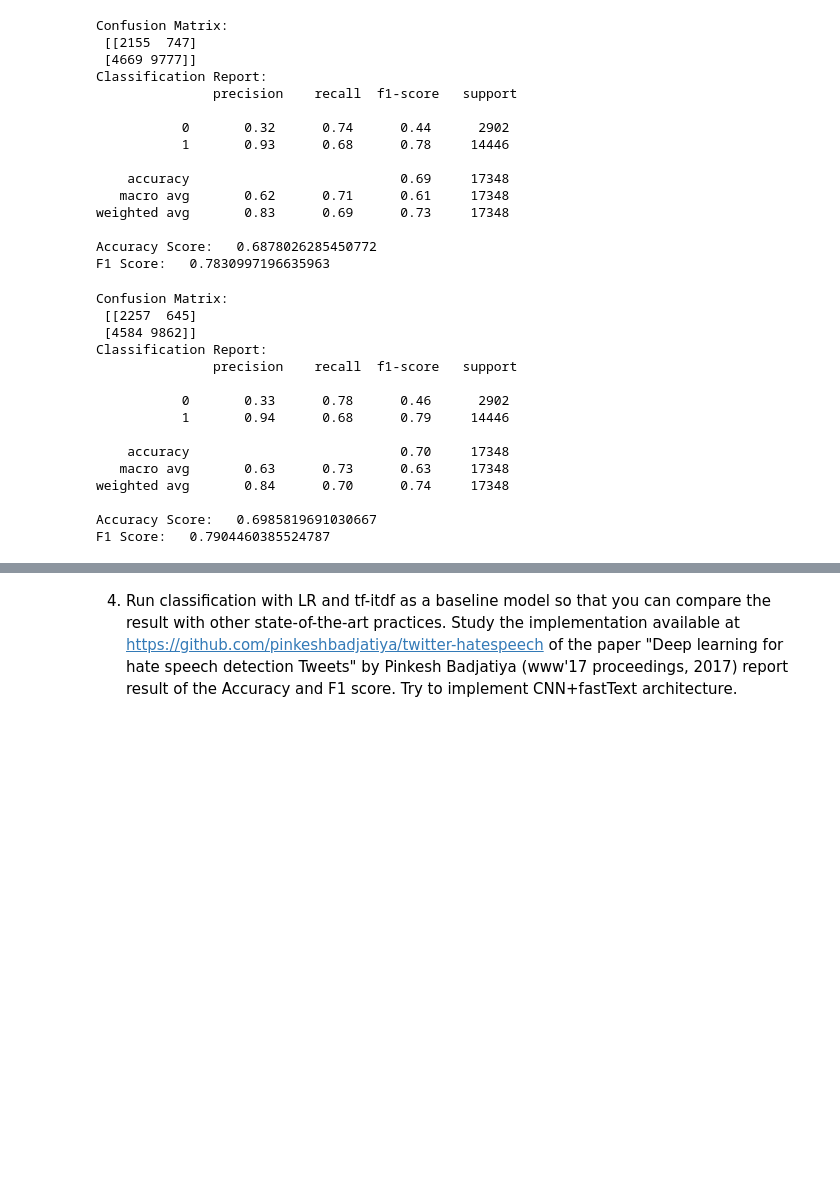
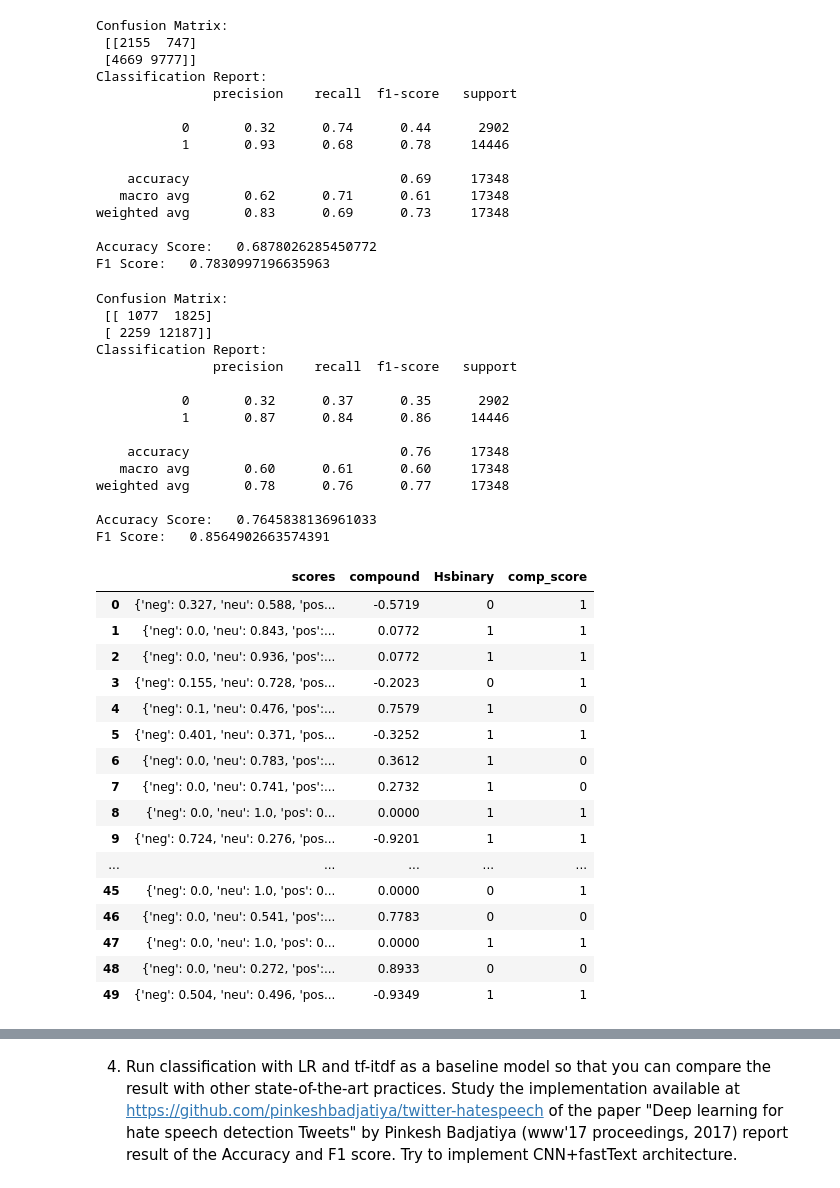
Before and after one commit to Nour543/NLP-Project, a Jupyter notebook: My_NLP_Project___2.ipynb, the cells around one changed output, grey strips where cells are left out. Drawn from its saved outputs; the diff is of its cells as text; code cells hidden in the pictures; blank space fills up the shorter version.

```diff
--- a/My_NLP_Project___2.ipynb
+++ b/My_NLP_Project___2.ipynb
@@ -434,29 +448,29 @@ F1 Score:   0.9467577876668786
 # %% [markdown]
 3. Perform Sentiment analysis of each of the posts and get positive, negative, or neutral scores. You can use sentiment Vader (https://github.com/cjhutto/vaderSentiment). Use this sentiment score as a feature and report classification Accuracy and F1 score by using simple Logistic Regression as classifier and sentiment score as a feature. Dou you think sentiment analysis can be used as feature?
 # %%
-# VADER, raw data + evaluation
+# # VADER, raw data + evaluation
 
-sid = SentimentIntensityAnalyzer()
+# sid = SentimentIntensityAnalyzer()
 
-df_train['scores'] = df_train['tweet'].apply(lambda t: sid.polarity_scores(t))
+# df_train['scores'] = df_train['tweet'].apply(lambda t: sid.polarity_scores(t))
 
-df_train['compound']  = df_train['scores'].apply(lambda score_dict: score_dict['compound'])
+# df_train['compound']  = df_train['scores'].apply(lambda score_dict: score_dict['compound'])
 
-df_train['comp_score'] = df_train['compound'].apply(lambda c: 0 if c >=0 else 1)
+# df_train['comp_score'] = df_train['compound'].apply(lambda c: 0 if c >=0 else 1)
 
-#df_train.head(10)
+# #df_train.head(10)
 
 
-print("Confusion Matrix:  \n", metrics.confusion_matrix(df_train['Hsbinary'],df_train['comp_score']))
+# print("Confusion Matrix:  \n", metrics.confusion_matrix(df_train['Hsbinary'],df_train['comp_score']))
 
-# Print a classification report
-print("Classification Report:  \n", metrics.classification_report(df_train['Hsbinary'],df_train['comp_score']))
+# # Print a classification report
+# print("Classification Report:  \n", metrics.classification_report(df_train['Hsbinary'],df_train['comp_score']))
 
-#Accuracy Score
-print("Accuracy Score:  " , metrics.accuracy_score(df_train['Hsbinary'],df_train['comp_score']))
+# #Accuracy Score
+# print("Accuracy Score:  " , metrics.accuracy_score(df_train['Hsbinary'],df_train['comp_score']))
 
-# F1 Score
-print("F1 Score:  ", metrics.f1_score(df_train['Hsbinary'],df_train['comp_score']))
+# # F1 Score
+# print("F1 Score:  ", metrics.f1_score(df_train['Hsbinary'],df_train['comp_score']))
 # %% [output]
 Confusion Matrix:
  [[2155  747]
@@ -482,7 +496,7 @@ df_train['scores'] = df_train['tweet_processed'].apply(lambda t: sid.polarity_sc
 
 df_train['compound']  = df_train['scores'].apply(lambda score_dict: score_dict['compound'])
 
-df_train['comp_score'] = df_train['compound'].apply(lambda c: 0 if c >=0 else 1)
+df_train['comp_score'] = df_train['compound'].apply(lambda c: 0 if c >=0.15 else 1)
 
 #df_train.head(10)
 
@@ -498,17 +512,37 @@ print("Accuracy Score:  " , metrics.accuracy_score(df_train['Hsbinary'],df_train
 print("F1 Score:  ", metrics.f1_score(df_train['Hsbinary'],df_train['comp_score']))
 # %% [output]
 Confusion Matrix:
- [[2257  645]
- [4584 9862]]
+ [[ 1077  1825]
+ [ 2259 12187]]
 Classification Report:
                precision    recall  f1-score   support
 
-           0       0.33      0.78      0.46      2902
-           1       0.94      0.68      0.79     14446
+           0       0.32      0.37      0.35      2902
+           1       0.87      0.84      0.86     14446
 
-    accuracy                           0.70     17348
-   macro avg       0.63      0.73      0.63     17348
-weighted avg       0.84      0.70      0.74     17348
+    accuracy                           0.76     17348
+   macro avg       0.60      0.61      0.60     17348
+weighted avg       0.78      0.76      0.77     17348
 
-Accuracy Score:   0.6985819691030667
-F1 Score:   0.7904460385524787
+Accuracy Score:   0.7645838136961033
+F1 Score:   0.8564902663574391
+# %%
+df_train[['scores', 'compound', 'Hsbinary', 'comp_score']].head(50)
+# %% [output]
+|  | scores | compound | Hsbinary | comp_score |
+| 0 | {'neg': 0.327, 'neu': 0.588, 'pos... | -0.5719 | 0 | 1 |
+| 1 | {'neg': 0.0, 'neu': 0.843, 'pos':... | 0.0772 | 1 | 1 |
+| 2 | {'neg': 0.0, 'neu': 0.936, 'pos':... | 0.0772 | 1 | 1 |
+| 3 | {'neg': 0.155, 'neu': 0.728, 'pos... | -0.2023 | 0 | 1 |
+| 4 | {'neg': 0.1, 'neu': 0.476, 'pos':... | 0.7579 | 1 | 0 |
+| 5 | {'neg': 0.401, 'neu': 0.371, 'pos... | -0.3252 | 1 | 1 |
+| 6 | {'neg': 0.0, 'neu': 0.783, 'pos':... | 0.3612 | 1 | 0 |
+| 7 | {'neg': 0.0, 'neu': 0.741, 'pos':... | 0.2732 | 1 | 0 |
+| 8 | {'neg': 0.0, 'neu': 1.0, 'pos': 0... | 0.0000 | 1 | 1 |
+| 9 | {'neg': 0.724, 'neu': 0.276, 'pos... | -0.9201 | 1 | 1 |
+| ... | ... | ... | ... | ... |
+| 45 | {'neg': 0.0, 'neu': 1.0, 'pos': 0... | 0.0000 | 0 | 1 |
+| 46 | {'neg': 0.0, 'neu': 0.541, 'pos':... | 0.7783 | 0 | 0 |
+| 47 | {'neg': 0.0, 'neu': 1.0, 'pos': 0... | 0.0000 | 1 | 1 |
+| 48 | {'neg': 0.0, 'neu': 0.272, 'pos':... | 0.8933 | 0 | 0 |
+| 49 | {'neg': 0.504, 'neu': 0.496, 'pos... | -0.9349 | 1 | 1 |
```
Also changed, not shown: parts of 66 cells of this notebook.
